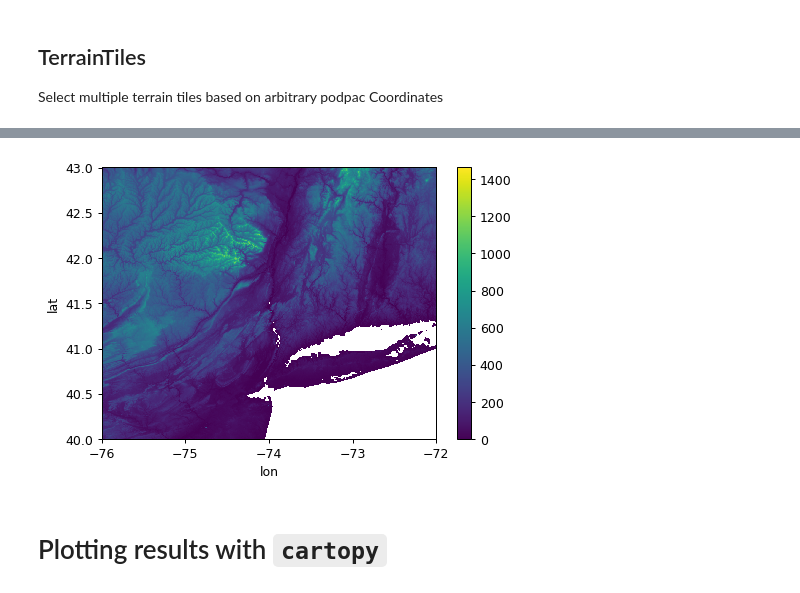
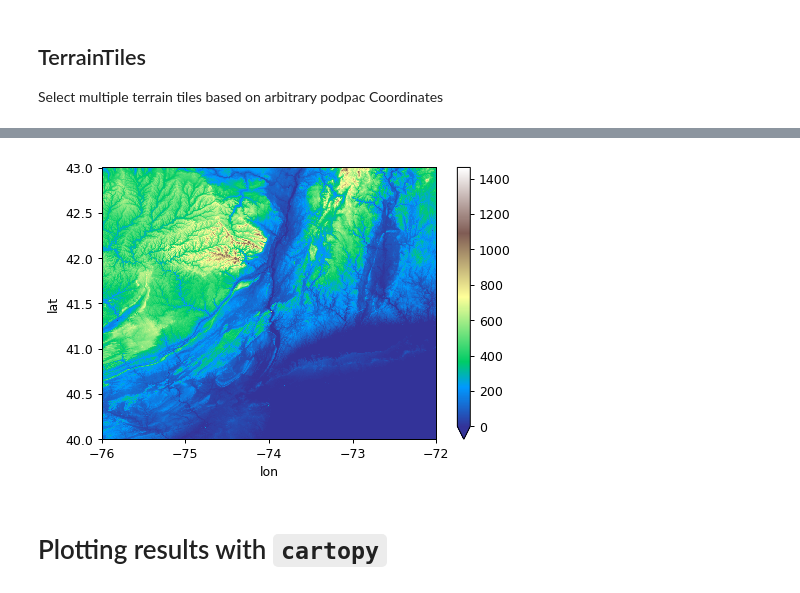
Before and after one commit to creare-com/podpac-examples, a Jupyter notebook: notebooks/5-datalib/terrtain-tiles.ipynb, the cells around one changed output, grey strips where cells are left out. Drawn from its saved outputs; the diff is of its cells as text; code cells hidden in the pictures.

```diff
--- a/notebooks/5-datalib/terrtain-tiles.ipynb
+++ b/notebooks/5-datalib/terrtain-tiles.ipynb
@@ -82,10 +83,10 @@ Attributes:
 # %%
 # plot the elevation
 fig = plt.figure(dpi=90)
-o.plot()
+o.plot(vmin=0, cmap='terrain')
 pass
 # %% [output]
-[figure, old version]
+[figure, new version]
 # %% [markdown]
 # Plotting results with `cartopy`
 # %%
```
Also changed, not shown: parts of 4 cells of this notebook, 33 other files.
